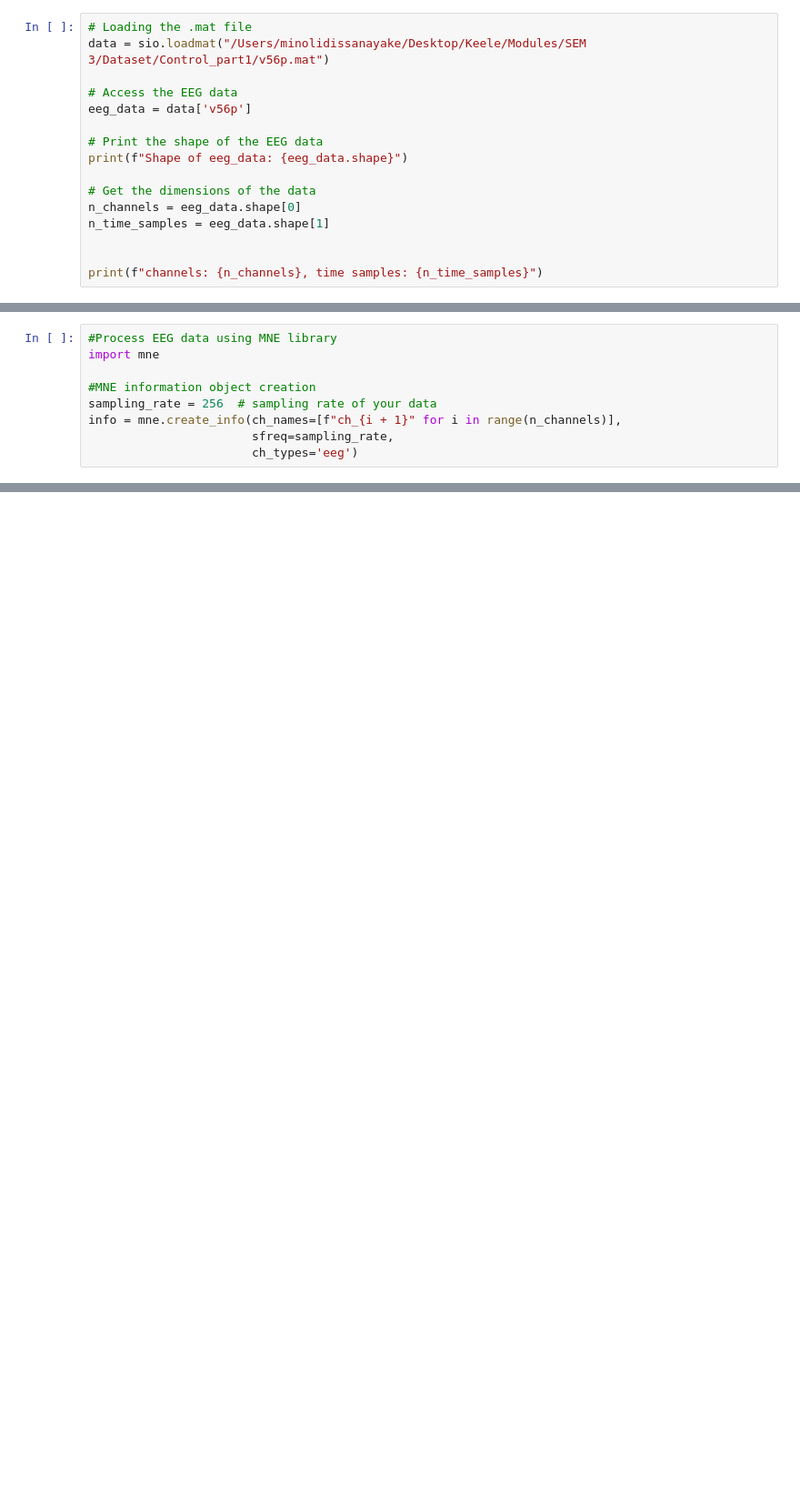
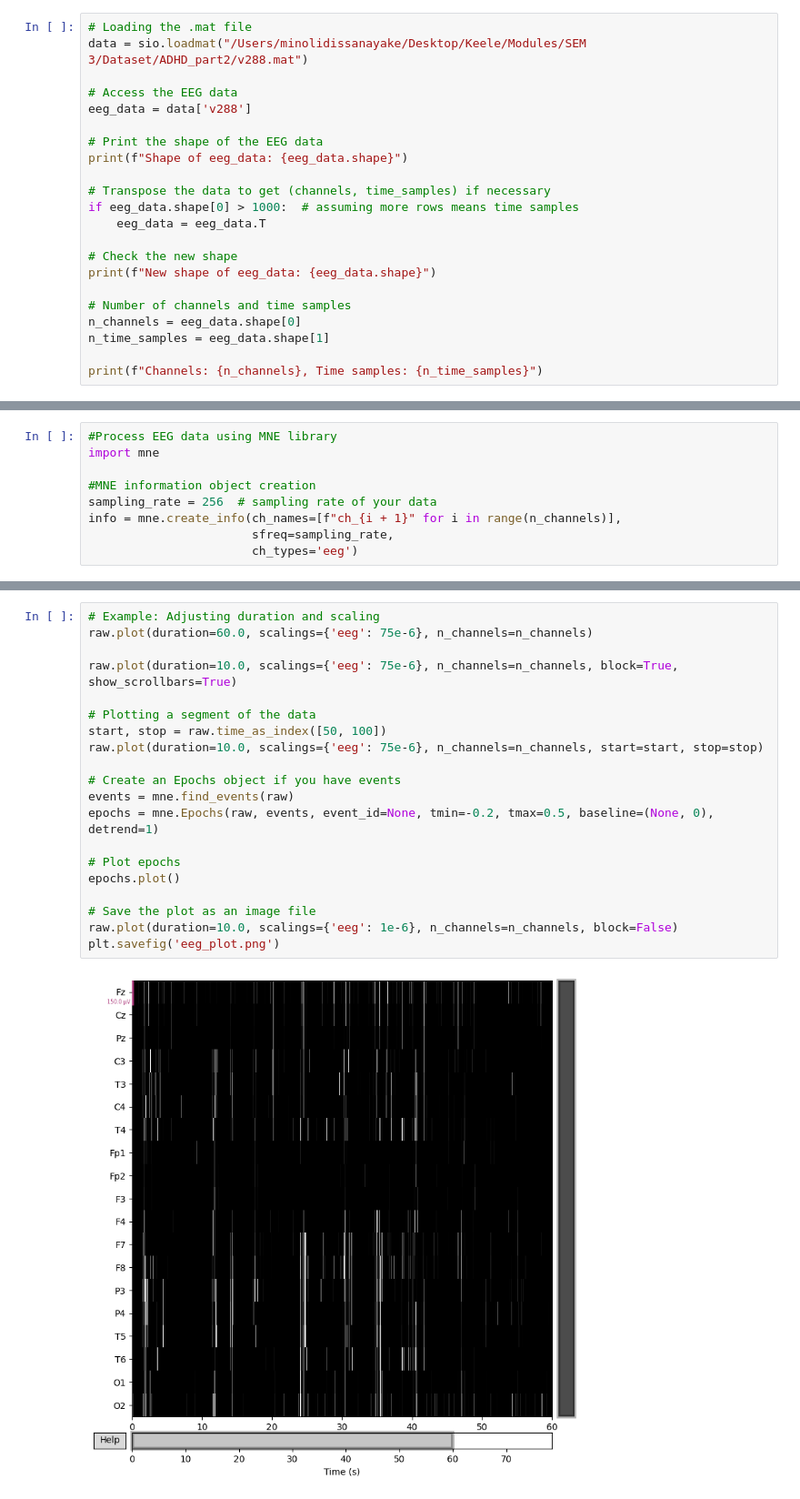
Before and after one commit to mindissa22/EEG-analysis, a Jupyter notebook: my_EEG.ipynb, the cells around one changed output, grey strips where cells are left out. Shown at 91% size. Saved outputs shown, nothing was run; the diff lists cells and outputs as text; blank space fills up the shorter version.

```diff
--- a/my_EEG.ipynb
+++ b/my_EEG.ipynb
@@ -8,18 +8,24 @@ import scipy.io as sio
 import matplotlib.pyplot as plt
 # %%
 # Loading the .mat file
-data = sio.loadmat("/Users/minolidissanayake/Desktop/Keele/Modules/SEM 3/Dataset/Control_part1/v56p.mat")
+data = sio.loadmat("/Users/minolidissanayake/Desktop/Keele/Modules/SEM 3/Dataset/ADHD_part2/v288.mat")
 
 # Access the EEG data
-eeg_data = data['v56p']
+eeg_data = data['v288']
 
 # Print the shape of the EEG data
 print(f"Shape of eeg_data: {eeg_data.shape}")
 
-# Get the dimensions of the data
+# Transpose the data to get (channels, time_samples) if necessary
+if eeg_data.shape[0] > 1000:  # assuming more rows means time samples
+    eeg_data = eeg_data.T
+
+# Check the new shape
+print(f"New shape of eeg_data: {eeg_data.shape}")
+
+# Number of channels and time samples
 n_channels = eeg_data.shape[0]
 n_time_samples = eeg_data.shape[1]
 
-
-print(f"channels: {n_channels}, time samples: {n_time_samples}")
+print(f"Channels: {n_channels}, Time samples: {n_time_samples}")
 # %% [output]
@@ -104,0 +111,22 @@ Designing a one-pass, zero-phase, non-causal bandpass filter:
+# %%
+# Example: Adjusting duration and scaling
+raw.plot(duration=60.0, scalings={'eeg': 75e-6}, n_channels=n_channels)
+
+raw.plot(duration=10.0, scalings={'eeg': 75e-6}, n_channels=n_channels, block=True, show_scrollbars=True)
+
+# Plotting a segment of the data
+start, stop = raw.time_as_index([50, 100])
+raw.plot(duration=10.0, scalings={'eeg': 75e-6}, n_channels=n_channels, start=start, stop=stop)
+
+# Create an Epochs object if you have events
+events = mne.find_events(raw)
+epochs = mne.Epochs(raw, events, event_id=None, tmin=-0.2, tmax=0.5, baseline=(None, 0), detrend=1)
+
+# Plot epochs
+epochs.plot()
+
+# Save the plot as an image file
+raw.plot(duration=10.0, scalings={'eeg': 1e-6}, n_channels=n_channels, block=False)
+plt.savefig('eeg_plot.png')
+# %% [output]
+[figure, added]
```
Also changed, not shown: parts of 4 cells of this notebook, 3 other files.
